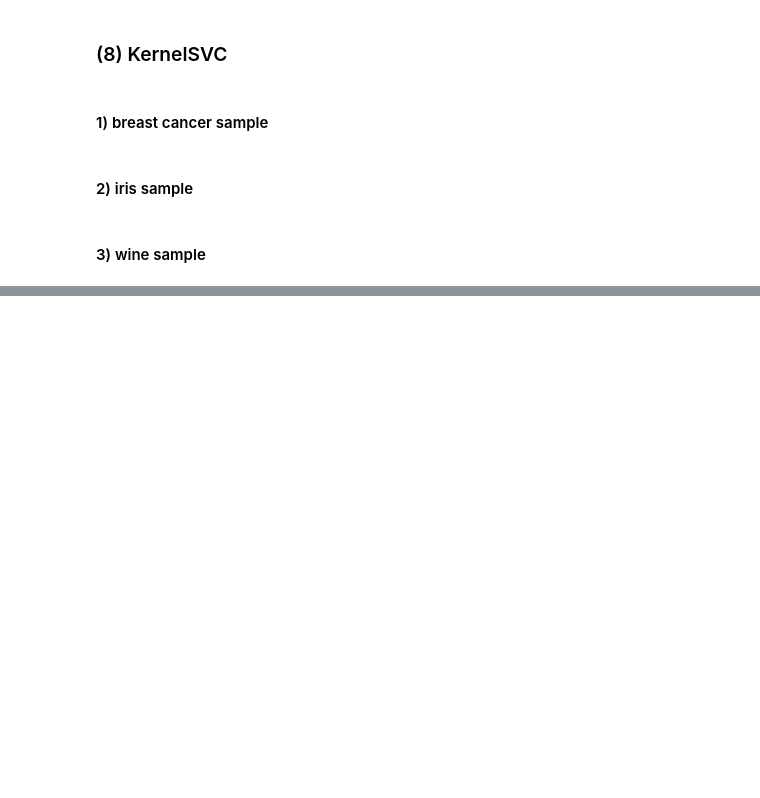
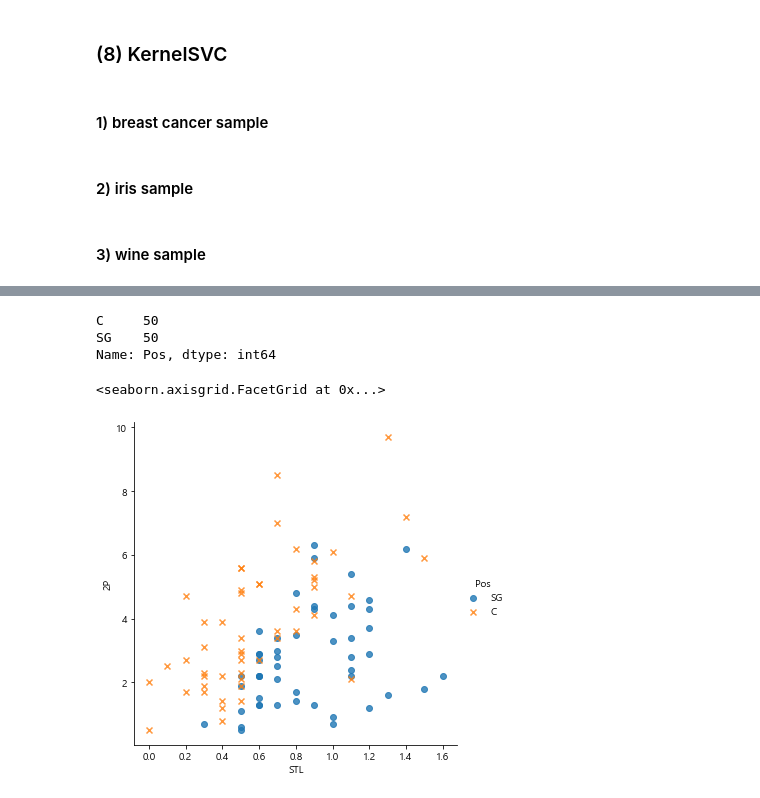
Before and after one commit to NikeLee/pythonwork, a Jupyter notebook: ai/4_SVM.ipynb, the cells around one changed output, grey strips where cells are left out. Saved outputs shown, nothing was run; the diff lists cells and outputs as text; code cells hidden in the pictures; blank space fills up the shorter version.

```diff
--- a/ai/4_SVM.ipynb
+++ b/ai/4_SVM.ipynb
@@ -882,0 +889,3 @@ Fitting 5 folds for each of 6 candidates, totalling 30 fits
+# %%
+df = pd.read_csv("data/basketball_stat.csv")
+df.head()
@@ -882,0 +899,11 @@ Fitting 5 folds for each of 6 candidates, totalling 30 fits
+# %%
+df.Pos.value_counts()
+# %% [output]
+C     50
+SG    50
+Name: Pos, dtype: int64
+# %%
+sns.lmplot("STL", "2P", data=df, fit_reg=False, hue="Pos", markers=["o", "x"])
+# %% [output]
+<seaborn.axisgrid.FacetGrid at 0x...>
+[figure, added]
```
Also changed, not shown: parts of 41 cells of this notebook, 1 other file.
